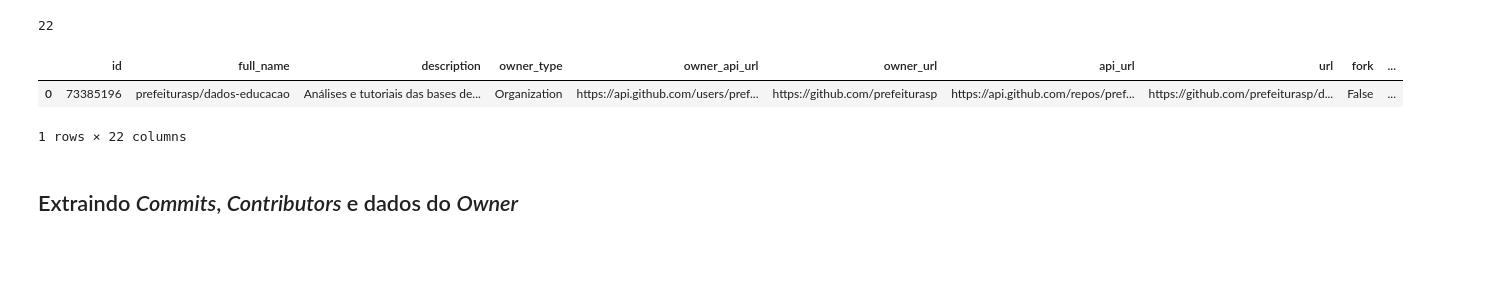
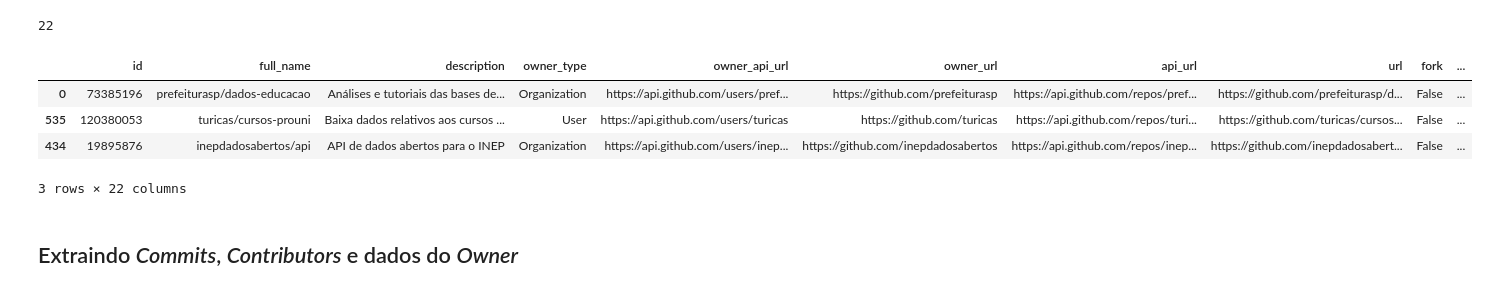
Before and after one commit to Lorenaps/caracterizacao-dados-abertos-gov, a Jupyter notebook: extraction/search_github_api.ipynb, the cells around one changed output. Saved outputs shown, nothing was run; the diff lists cells and outputs as text; code cells hidden in the pictures; blank space fills up the shorter version.

Commit message:
Realizando extração com as novas palavras chaves

```diff
--- a/extraction/search_github_api.ipynb
+++ b/extraction/search_github_api.ipynb
@@ -243,17 +243,17 @@ def scroll_pages(url):
 %%time
 
 items_list = []
+results_summary = []
 repositories_df = None
 
-for index, string in  enumerate(actual_search_strings):
+for string in actual_search_strings:
     url = url_base + string + sort
 
     logging.info("Pesquisando repositórios para a string: '{0}'".format(string))
-    print('Palavra chave: ', string)
 
     results = scroll_pages(url)
     items_list = items_list + results
-
-    print('Resultados encontrados: ', len(results), '\n')
+    results_summary.append({'string': string, 'qtd':len(results)})
 
 repositories_df = pd.DataFrame(items_list)
+results_summary = pd.DataFrame(results_summary)
@@ -288,11 +313,13 @@ len(repositories_df.columns)
 # %%
 repositories_df = repositories_df.sort_values('stargazers_count', ascending=False)
 # %%
-repositories_df.head(1)
+repositories_df.head(3)
 # %% [output]
 |  | id | full_name | description | owner_type | owner_api_url | owner_url | api_url | url | fork | ... |
 | 0 | 73385196 | prefeiturasp/dados-educacao | Análises e tutoriais das bases de... | Organization | https://api.github.com/users/pref... | https://github.com/prefeiturasp | https://api.github.com/repos/pref... | https://github.com/prefeiturasp/d... | False | ... |
+| 535 | 120380053 | turicas/cursos-prouni | Baixa dados relativos aos cursos ... | User | https://api.github.com/users/turicas | https://github.com/turicas | https://api.github.com/repos/turi... | https://github.com/turicas/cursos... | False | ... |
+| 434 | 19895876 | inepdadosabertos/api | API de dados abertos para o INEP | Organization | https://api.github.com/users/inep... | https://github.com/inepdadosabertos | https://api.github.com/repos/inep... | https://github.com/inepdadosabert... | False | ... |
-1 rows × 22 columns
+3 rows × 22 columns
 # %% [markdown]
 ## Extraindo _Commits_, _Contributors_ e dados do _Owner_
 # %%
```
Also changed, not shown: parts of 20 cells of this notebook.
